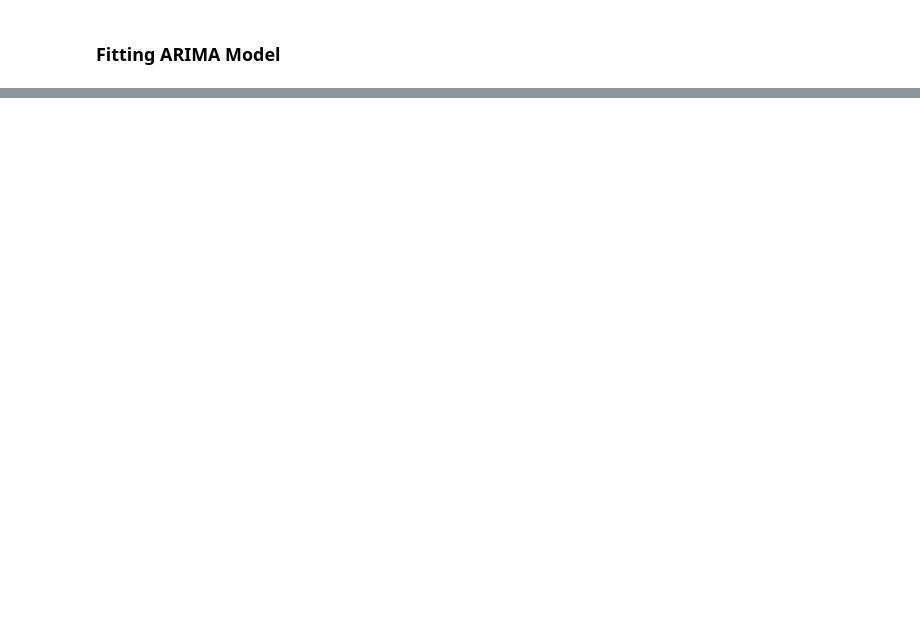
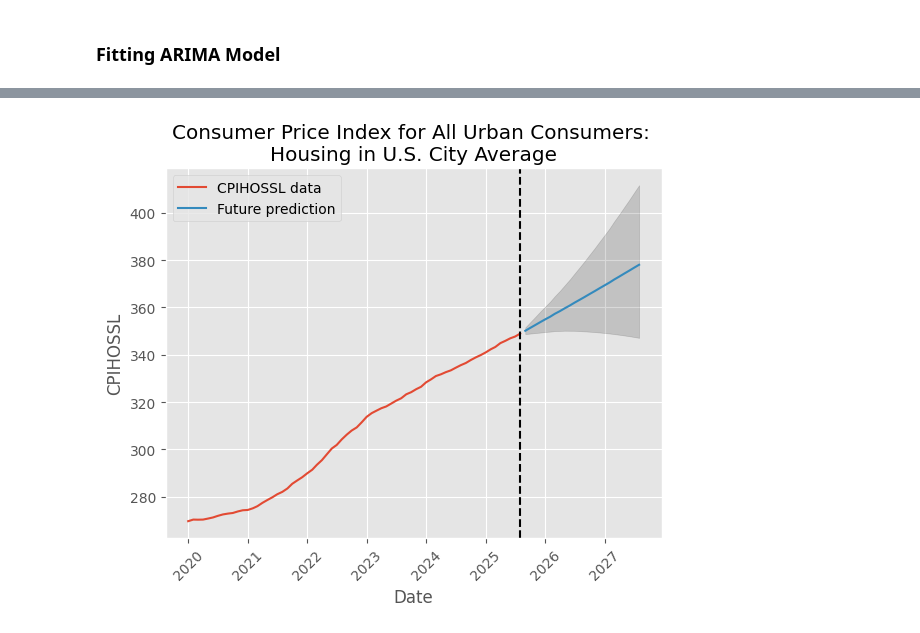
Before and after one commit to Hackquantumcpp/fred_economic_time_series, a Jupyter notebook: 02-analysis-CPIHOSSL.ipynb, the cells around one changed output, grey strips where cells are left out. Cells and saved outputs as stored; diff of their text form; code cells hidden in the pictures; blank space fills up the shorter version.

```diff
--- a/02-analysis-CPIHOSSL.ipynb
+++ b/02-analysis-CPIHOSSL.ipynb
@@ -521,0 +624,3 @@ data_with_pred.shape
+# %%
+arima_pred['fcast_CPI'] = np.exp(arima_pred['fcast_CPI_log'])
+arima_pred.head()
@@ -521,0 +634,4 @@ data_with_pred.shape
+# %%
+arima_pred['lower_ci_log'] = fcast.conf_int().iloc[:, 0]
+arima_pred['upper_ci_log'] = fcast.conf_int().iloc[:, 1]
+arima_pred.head(7)
@@ -521,0 +647,4 @@ data_with_pred.shape
+# %%
+arima_pred['lower_ci'] = np.exp(arima_pred['lower_ci_log'])
+arima_pred['upper_ci'] = np.exp(arima_pred['upper_ci_log'])
+arima_pred
@@ -521,0 +669,5 @@ data_with_pred.shape
+# %%
+arima_pred['fcast_diff'] = arima_pred['fcast_CPI'].diff().values
+arima_pred['diff_lower_ci'] = arima_pred['lower_ci'].diff().values
+arima_pred['diff_upper_ci'] = arima_pred['upper_ci'].diff().values
+arima_pred.head(7)
@@ -521,0 +683,17 @@ data_with_pred.shape
+# %%
+plt.plot(cpih_rec['observation_date'], cpih_rec['CPIHOSSL'], label='CPIHOSSL data')
+plt.plot(arima_pred['observation_date'], arima_pred['fcast_CPI'], label='Future prediction')
+plt.fill_between(
+    arima_pred['observation_date'],
+    arima_pred['lower_ci'],
+    arima_pred['upper_ci'],
+    color='k', alpha=0.15
+)
+plt.axvline(x = pd.to_datetime('2025-08-01'), color='black', linestyle='--')
+plt.xlabel('Date')
+plt.ylabel('CPIHOSSL')
+plt.title('Consumer Price Index for All Urban Consumers: \nHousing in U.S. City Average')
+plt.xticks(rotation=45)
+plt.legend();
+# %% [output]
+[figure, added]
```
Also changed, not shown: parts of 15 cells of this notebook, 1 other file.
